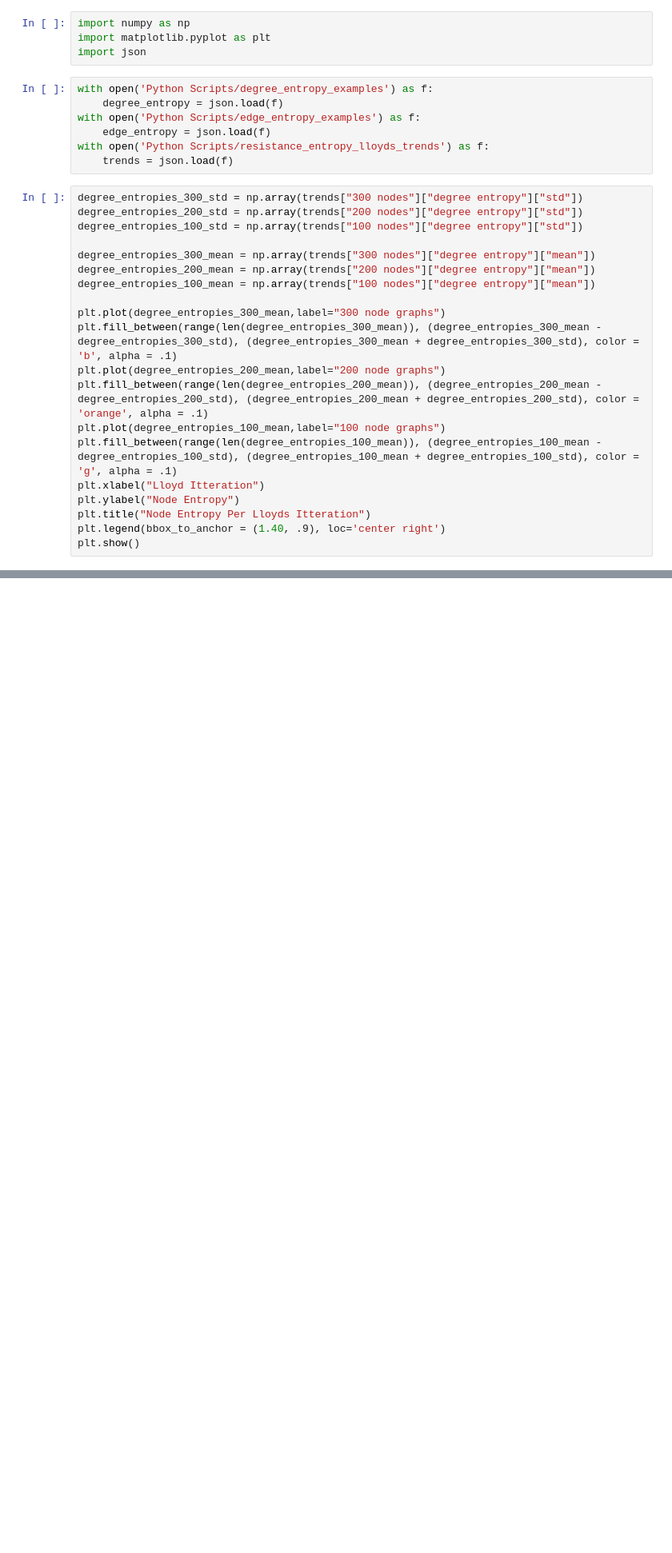
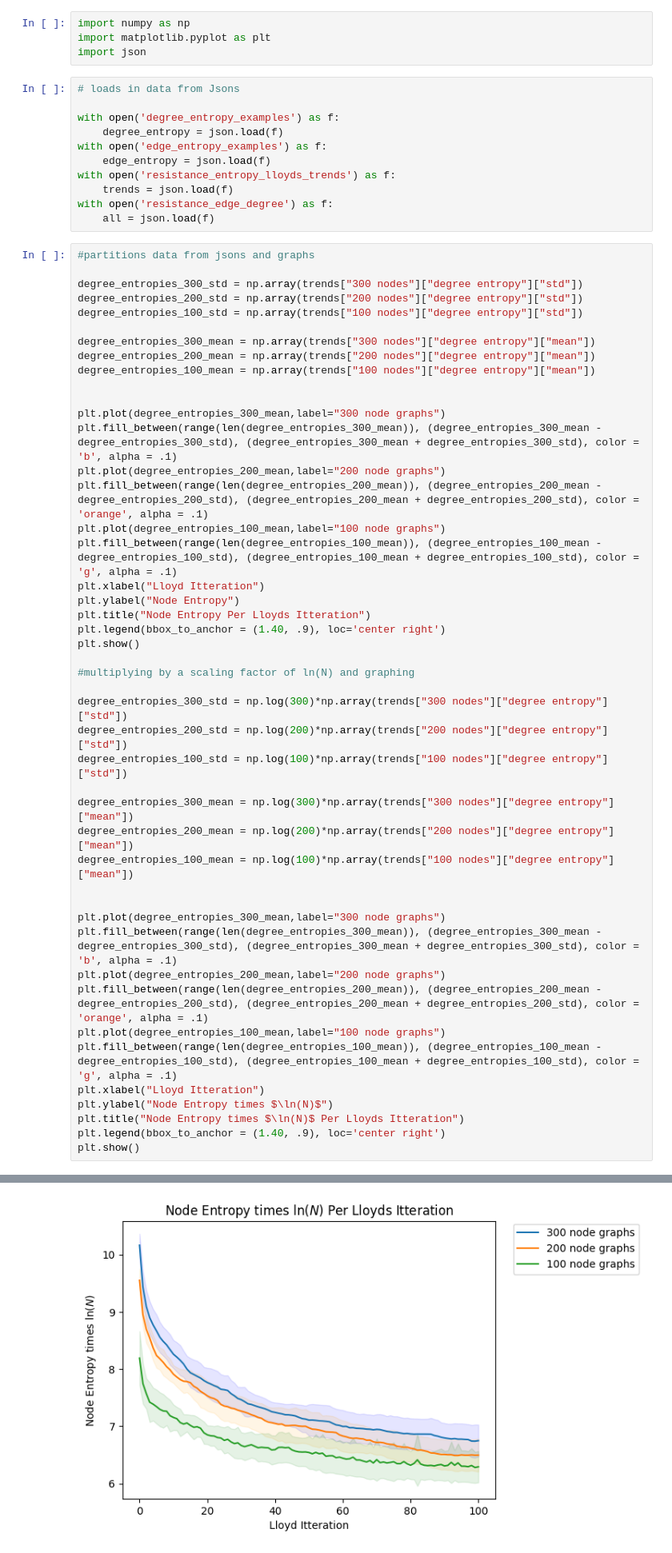
Before and after one commit to MastawalAGT/DRMF_Networks_MAGT, a Jupyter notebook: graphing_script.ipynb, the cells around one changed output, grey strips where cells are left out. Shown at 80% size. Drawn from its saved outputs; the diff is of its cells as text; blank space fills up the shorter version.

```diff
--- a/graphing_script.ipynb
+++ b/graphing_script.ipynb
@@ -3,32 +3,63 @@ import numpy as np
 import matplotlib.pyplot as plt
 import json
 # %%
-with open('Python Scripts/degree_entropy_examples') as f:
+# loads in data from Jsons
+
+with open('degree_entropy_examples') as f:
     degree_entropy = json.load(f)
-with open('Python Scripts/edge_entropy_examples') as f:
+with open('edge_entropy_examples') as f:
     edge_entropy = json.load(f)
-with open('Python Scripts/resistance_entropy_lloyds_trends') as f:
+with open('resistance_entropy_lloyds_trends') as f:
     trends = json.load(f)
+with open('resistance_edge_degree') as f:
+    all = json.load(f)
 # %%
+#partitions data from jsons and graphs
+
 degree_entropies_300_std = np.array(trends["300 nodes"]["degree entropy"]["std"])
 degree_entropies_200_std = np.array(trends["200 nodes"]["degree entropy"]["std"])
 degree_entropies_100_std = np.array(trends["100 nodes"]["degree entropy"]["std"])
 
 degree_entropies_300_mean = np.array(trends["300 nodes"]["degree entropy"]["mean"])
 degree_entropies_200_mean = np.array(trends["200 nodes"]["degree entropy"]["mean"])
 degree_entropies_100_mean = np.array(trends["100 nodes"]["degree entropy"]["mean"])
+
 
 plt.plot(degree_entropies_300_mean,label="300 node graphs")
 plt.fill_between(range(len(degree_entropies_300_mean)), (degree_entropies_300_mean - degree_entropies_300_std), (degree_entropies_300_mean + degree_entropies_300_std), color = 'b', alpha = .1)
 plt.plot(degree_entropies_200_mean,label="200 node graphs")
 plt.fill_between(range(len(degree_entropies_200_mean)), (degree_entropies_200_mean - degree_entropies_200_std), (degree_entropies_200_mean + degree_entropies_200_std), color = 'orange', alpha = .1)
 plt.plot(degree_entropies_100_mean,label="100 node graphs")
 plt.fill_between(range(len(degree_entropies_100_mean)), (degree_entropies_100_mean - degree_entropies_100_std), (degree_entropies_100_mean + degree_entropies_100_std), color = 'g', alpha = .1)
 plt.xlabel("Lloyd Itteration")
 plt.ylabel("Node Entropy")
 plt.title("Node Entropy Per Lloyds Itteration")
 plt.legend(bbox_to_anchor = (1.40, .9), loc='center right')
 plt.show()
+
+#multiplying by a scaling factor of ln(N) and graphing
+
+degree_entropies_300_std = np.log(300)*np.array(trends["300 nodes"]["degree entropy"]["std"])
+degree_entropies_200_std = np.log(200)*np.array(trends["200 nodes"]["degree entropy"]["std"])
+degree_entropies_100_std = np.log(100)*np.array(trends["100 nodes"]["degree entropy"]["std"])
+
+degree_entropies_300_mean = np.log(300)*np.array(trends["300 nodes"]["degree entropy"]["mean"])
+degree_entropies_200_mean = np.log(200)*np.array(trends["200 nodes"]["degree entropy"]["mean"])
+degree_entropies_100_mean = np.log(100)*np.array(trends["100 nodes"]["degree entropy"]["mean"])
+
+
+plt.plot(degree_entropies_300_mean,label="300 node graphs")
+plt.fill_between(range(len(degree_entropies_300_mean)), (degree_entropies_300_mean - degree_entropies_300_std), (degree_entropies_300_mean + degree_entropies_300_std), color = 'b', alpha = .1)
+plt.plot(degree_entropies_200_mean,label="200 node graphs")
+plt.fill_between(range(len(degree_entropies_200_mean)), (degree_entropies_200_mean - degree_entropies_200_std), (degree_entropies_200_mean + degree_entropies_200_std), color = 'orange', alpha = .1)
+plt.plot(degree_entropies_100_mean,label="100 node graphs")
+plt.fill_between(range(len(degree_entropies_100_mean)), (degree_entropies_100_mean - degree_entropies_100_std), (degree_entropies_100_mean + degree_entropies_100_std), color = 'g', alpha = .1)
+plt.xlabel("Lloyd Itteration")
+plt.ylabel("Node Entropy times $\ln(N)$")
+plt.title("Node Entropy times $\ln(N)$ Per Lloyds Itteration")
+plt.legend(bbox_to_anchor = (1.40, .9), loc='center right')
+plt.show()
 # %% [output]
 [figure]
+[figure, added]
 # %%
```
Also changed, not shown: parts of 1 cell of this notebook.
